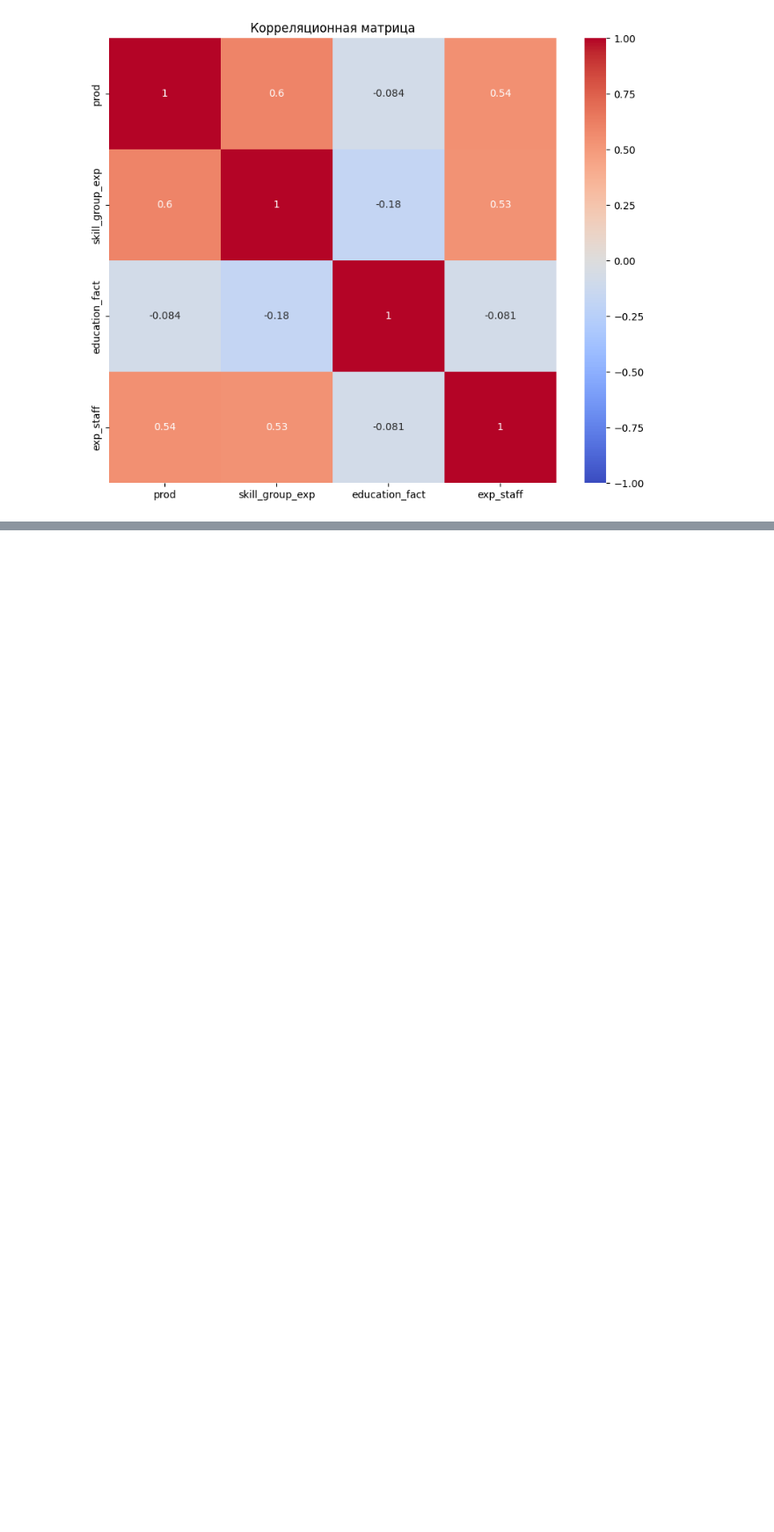
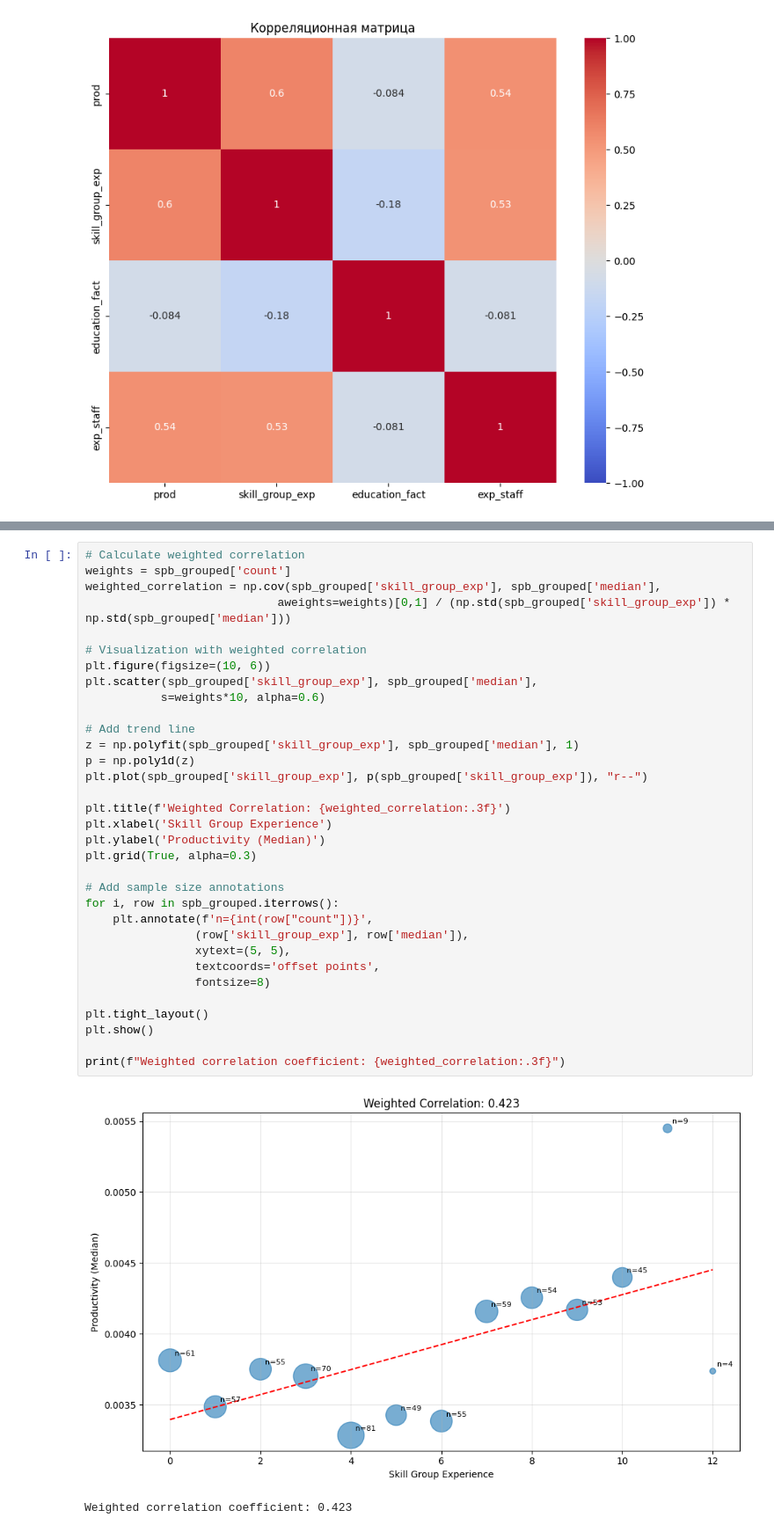
Before and after one commit to Worislooov/DANO_MSC_2025, a Jupyter notebook: Vova/filile copy.ipynb, the cells around one changed output, grey strips where cells are left out. Shown at 88% size. Cells and saved outputs as stored; diff of their text form; blank space fills up the shorter version.

```diff
--- a/Vova/filile copy.ipynb
+++ b/Vova/filile copy.ipynb
@@ -296,0 +672,36 @@ plt.show()
+# %%
+# Calculate weighted correlation
+weights = spb_grouped['count']
+weighted_correlation = np.cov(spb_grouped['skill_group_exp'], spb_grouped['median'],
+                            aweights=weights)[0,1] / (np.std(spb_grouped['skill_group_exp']) * np.std(spb_grouped['median']))
+
+# Visualization with weighted correlation
+plt.figure(figsize=(10, 6))
+plt.scatter(spb_grouped['skill_group_exp'], spb_grouped['median'],
+           s=weights*10, alpha=0.6)
+
+# Add trend line
+z = np.polyfit(spb_grouped['skill_group_exp'], spb_grouped['median'], 1)
+p = np.poly1d(z)
+plt.plot(spb_grouped['skill_group_exp'], p(spb_grouped['skill_group_exp']), "r--")
+
+plt.title(f'Weighted Correlation: {weighted_correlation:.3f}')
+plt.xlabel('Skill Group Experience')
+plt.ylabel('Productivity (Median)')
+plt.grid(True, alpha=0.3)
+
+# Add sample size annotations
+for i, row in spb_grouped.iterrows():
+    plt.annotate(f'n={int(row["count"])}',
+                (row['skill_group_exp'], row['median']),
+                xytext=(5, 5),
+                textcoords='offset points',
+                fontsize=8)
+
+plt.tight_layout()
+plt.show()
+
+print(f"Weighted correlation coefficient: {weighted_correlation:.3f}")
+# %% [output]
+[figure, added]
+Weighted correlation coefficient: 0.423
```
Also changed, not shown: parts of 8 cells of this notebook.
